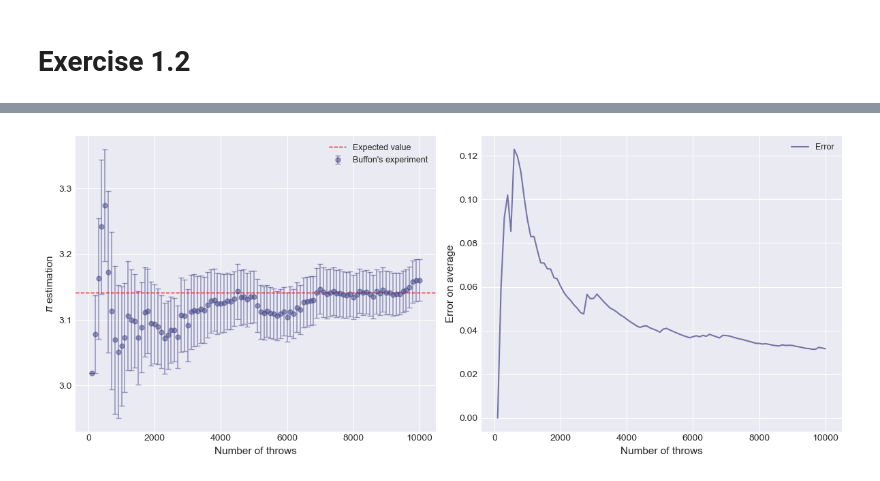
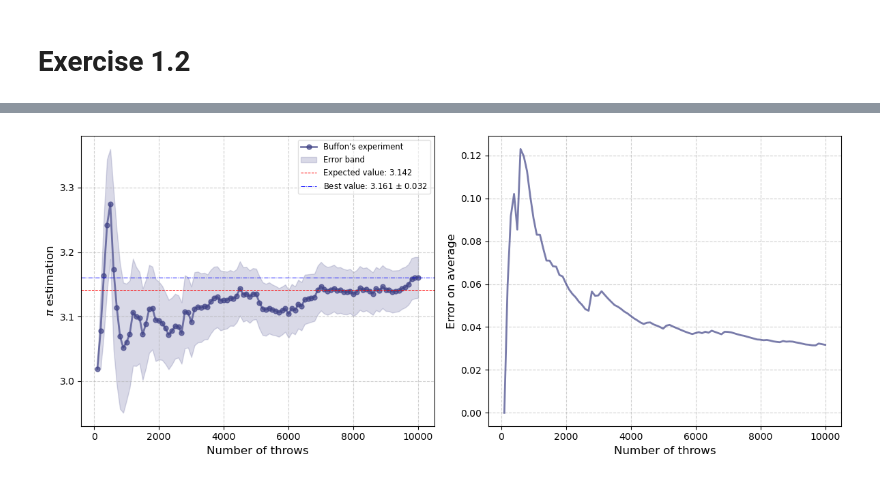
Before and after one commit to SMDP02/Numerical-Simulation---AA-2024-2025, a Jupyter notebook: Lect_1/DiPaolo_Lecture_1.ipynb, the cells around one changed output, grey strips where cells are left out. Saved outputs shown, nothing was run; the diff lists cells and outputs as text; code cells hidden in the pictures.

```diff
--- a/Lect_1/DiPaolo_Lecture_1.ipynb
+++ b/Lect_1/DiPaolo_Lecture_1.ipynb
@@ -1,3 +1,18 @@
 # %% [markdown]
 ## Exercise 1.1
+# %%
+import matplotlib.pyplot as plt
+import numpy as np
+import matplotlib as mpl
+from scipy.stats import norm
+import matplotlib.colors as mcolors
+from scipy.optimize import curve_fit
+
+plt.style.use('default')
+mpl.rcParams['font.size'] = 10
+mpl.rcParams['axes.labelsize'] = 12
+mpl.rcParams['axes.titlesize'] = 12
+mpl.rcParams['legend.fontsize'] = 10
+mpl.rcParams['lines.linewidth'] = 2
+mpl.rcParams['lines.markersize'] = 6
 # %%
@@ -208,48 +209,39 @@ plt.show()
 # %%
-import matplotlib.pyplot as plt
-import numpy as np
-import matplotlib as mpl
-
-# Stile compatto
-mpl.rcParams['font.size'] = 10
-mpl.rcParams['axes.labelsize'] = 11
-mpl.rcParams['axes.titlesize'] = 12
-mpl.rcParams['legend.fontsize'] = 9
-mpl.rcParams['lines.linewidth'] = 1.5
-mpl.rcParams['lines.markersize'] = 5
-
-# Load data
 file1 = "Exercise_1_3/output_average.data"
 x1, y1, error1 = np.loadtxt(file1, usecols=(0, 1, 2), delimiter='\t', unpack=True)
 x2, y2 = np.loadtxt(file1, usecols=(0, 2), delimiter='\t', unpack=True)
 
 # Viridis color
 viridis = plt.cm.viridis
 color_std = viridis(0.2)
 color_err = viridis(0.2)
 ref_color = viridis(0.1)
 
 fig, axes = plt.subplots(1, 2, figsize=(12, 5))
 
-# Primo plot: stima di π
-axes[0].errorbar(x1, y1, yerr=error1, fmt='o', color=color_std,
-                 capsize=2, elinewidth=1.2, alpha=0.5, label='Buffon\'s experiment')
-axes[0].axhline(y=np.pi, color='red', linestyle='--', linewidth=1, label='Expected value')
-axes[0].axhline(y=y1[99], color='blue', linestyle='-.', linewidth=1, label='Best value')
+axes[0].plot(x1, y1, 'o-', color=color_std, markersize=5, alpha=0.7, label="Buffon's experiment")
+
+axes[0].fill_between(x1, y1 - error1, y1 + error1,
+                     color=color_std, alpha=0.2, label='Error band')
+
+axes[0].axhline(y=np.pi, color='red', linestyle='--', linewidth=0.7,
+                label=rf'Expected value: {np.pi:.3f}')
+
+axes[0].axhline(y=y1[99], color='blue', linestyle='-.', linewidth=0.7,
+                label=rf'Best value: {y1[99]:.3f} $\pm$ {error1[99]:.3f}')
+
 axes[0].set_xlabel('Number of throws')
 axes[0].set_ylabel(r'$\pi$ estimation')
-axes[0].legend()
-axes[0].grid(True)
+axes[0].legend(loc='upper right', frameon=True, fancybox=True,
+               facecolor='white', framealpha=0.6, fontsize='small')
+axes[0].grid(True, alpha=0.6, linestyle='--')
 
-# Secondo plot: errore
 axes[1].plot(x2, y2, '-', color=color_err, alpha=0.7, label='Error')
 axes[1].set_xlabel('Number of throws')
 axes[1].set_ylabel('Error on average')
-axes[1].legend()
-axes[1].grid(True)
+axes[1].grid(True, alpha=0.6, linestyle='--')
 
-# Layout finale
 plt.tight_layout()
 plt.show()
 # %% [output]
-[figure, old version]
+[figure, new version]
```
Also changed, not shown: parts of 3 cells of this notebook, 1 other file.
